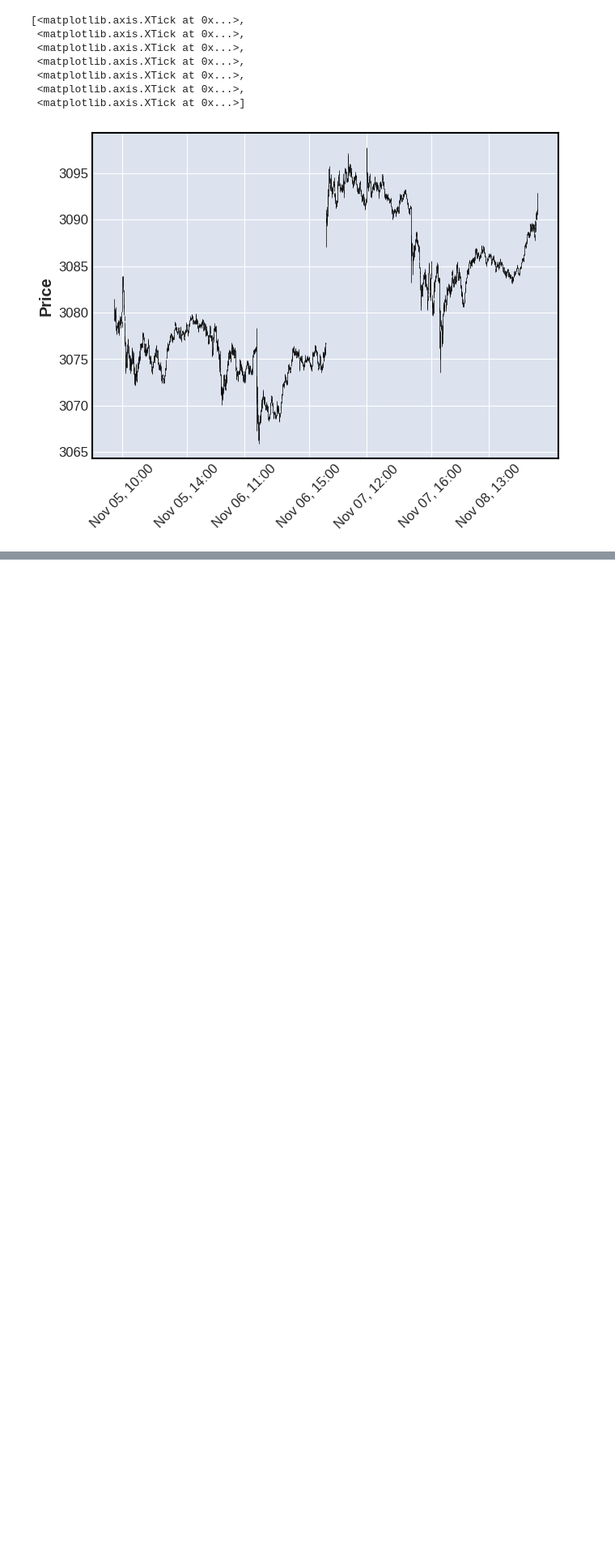
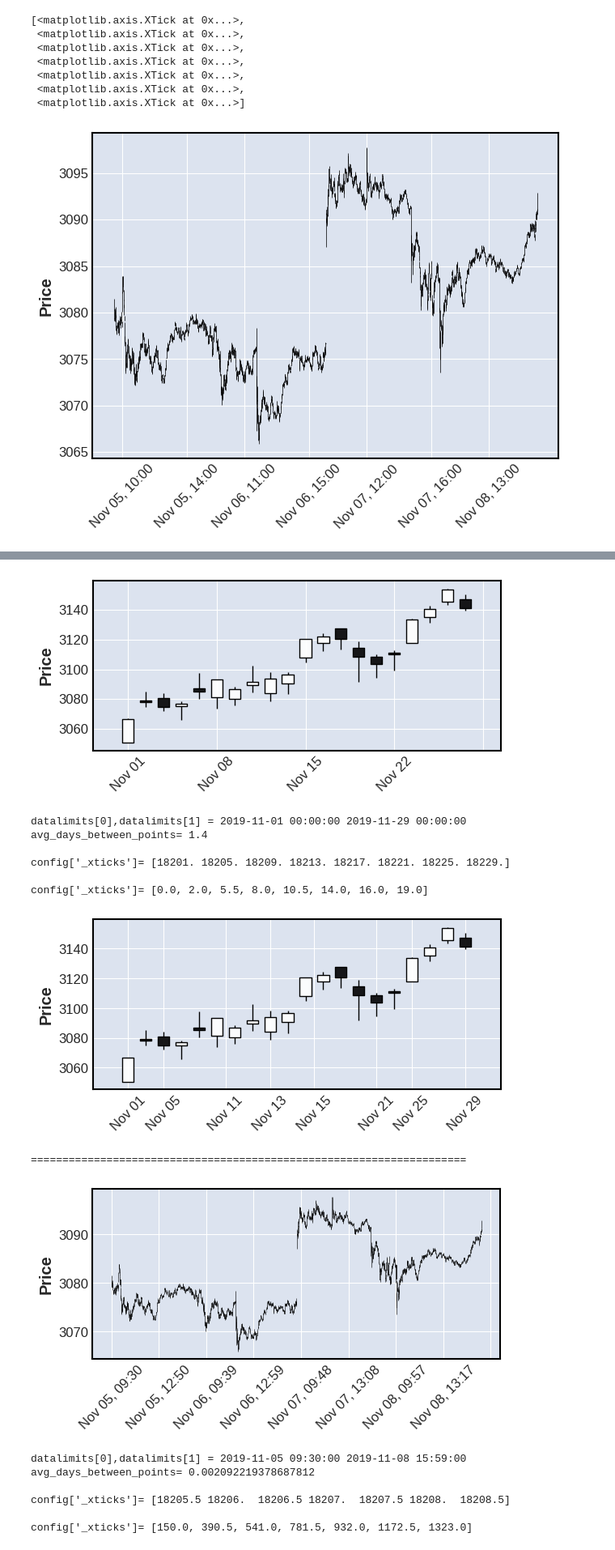
Before and after one commit to dino-g/mplfinance, a Jupyter notebook: examples/scratch_pad/xticks_experiments.ipynb, the cells around one changed output, grey strips where cells are left out. Shown: that part at 81% size. Drawn from its saved outputs; the diff is of its cells as text; code cells hidden in the pictures; blank space fills up the shorter version.

```diff
--- a/examples/scratch_pad/xticks_experiments.ipynb
+++ b/examples/scratch_pad/xticks_experiments.ipynb
@@ -642,0 +659,9 @@ fig
+# %%
+INPUT = ['../data/SP500_NOV2019_Hist.csv',
+         '../data/SP500_NOV2019_IDayRVol.csv',
+         '../data/SPY_20110701_20120630_Bollinger.csv',
+        ]
+# %%
+for file in INPUT:
+    data = pd.read_csv(file,index_col=0,parse_dates=True)
+    data.iloc[[0,1,-2,-1],:].style.set_caption(file)
@@ -642,0 +690,24 @@ fig
+# %%
+kwargs = dict(warn_too_much_data=10000,type='candle',figsize=(7,3))
+for file in INPUT:
+    data = pd.read_csv(file,index_col=0,parse_dates=True)
+    mpf.plot(data,xticks_version=0,**kwargs)
+    mpf.plot(data,xticks_version=1,**kwargs)
+    print("\n=====================================================================\n")
+# %% [output]
+[figure, added]
+datalimits[0],datalimits[1] = 2019-11-01 00:00:00 2019-11-29 00:00:00
+avg_days_between_points= 1.4
+
+config['_xticks']= [18201. 18205. 18209. 18213. 18217. 18221. 18225. 18229.]
+
+config['_xticks']= [0.0, 2.0, 5.5, 8.0, 10.5, 14.0, 16.0, 19.0]
+[figure, added]
+=====================================================================
+[figure, added]
+datalimits[0],datalimits[1] = 2019-11-05 09:30:00 2019-11-08 15:59:00
+avg_days_between_points= 0.002092219378687812
+
+config['_xticks']= [18205.5 18206.  18206.5 18207.  18207.5 18208.  18208.5]
+
+config['_xticks']= [150.0, 390.5, 541.0, 781.5, 932.0, 1172.5, 1323.0]
```
Also changed, not shown: parts of 6 cells of this notebook, 2 other files.
